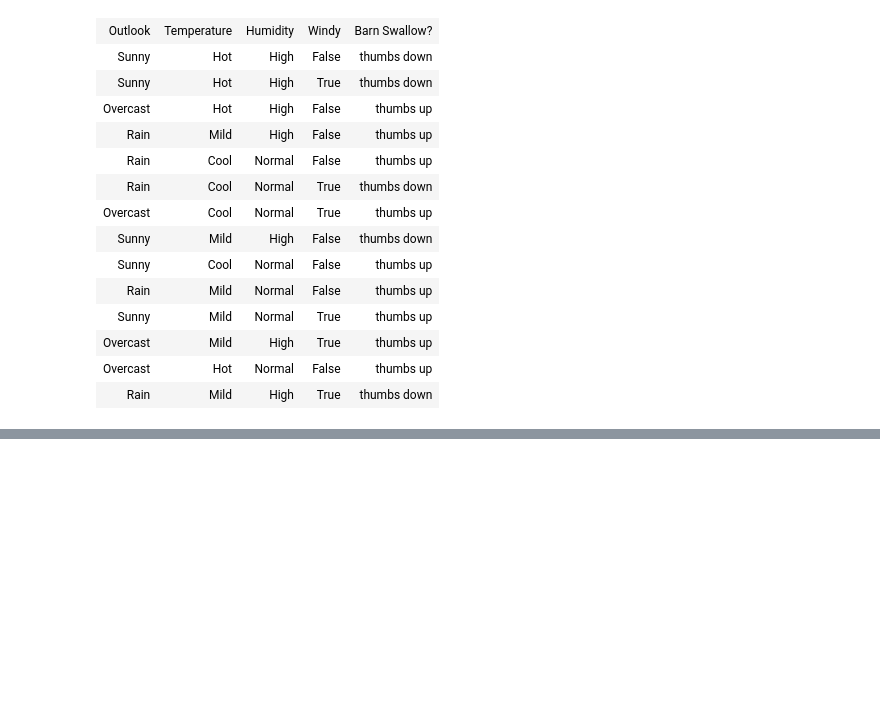
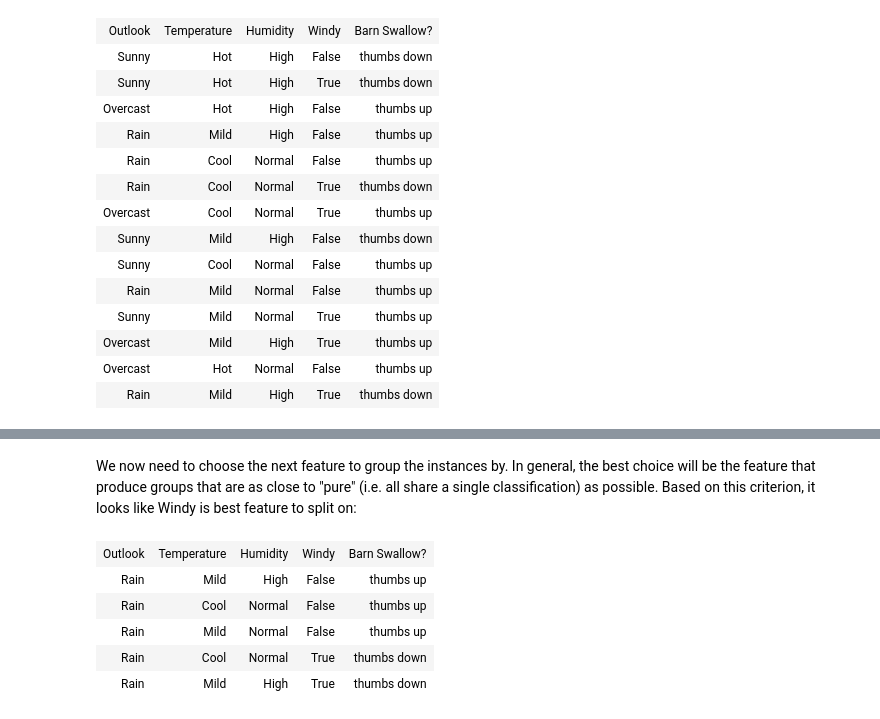
Before and after one commit to patricklaheytutorials/machine-learning, a Jupyter notebook: Basic Decision Trees.ipynb, the cells around one changed output, grey strips where cells are left out. Cells and saved outputs as stored; diff of their text form; code cells hidden in the pictures; blank space fills up the shorter version.

```diff
--- a/Basic Decision Trees.ipynb
+++ b/Basic Decision Trees.ipynb
@@ -106,0 +220,18 @@ display(itable.PrettyTable(df, tstyle=itable.TableStyle(theme="theme1"), center=
+# %% [markdown]
+We now need to choose the next feature to group the instances by.  In general, the best choice will be the feature that produce groups that are as close to "pure" (i.e. all share a single classification) as possible.  Based on this criterion, it looks like Windy is best feature to split on:
+# %%
+df_g2 = df_g2.sort_values('Windy')
+df_g2.index = range(len(df_g2))
+
+WINDY_COLORS = {True: 'lightpink', False:'wheat'}
+
+pt = df_color(df_g2, 'Windy', WINDY_COLORS)
+df_gray_col(pt, 'Outlook')
+display(pt)
+# %% [output]
+| Outlook | Temperature | Humidity | Windy | Barn Swallow? |
+| Rain | Mild | High | False | thumbs up |
+| Rain | Cool | Normal | False | thumbs up |
+| Rain | Mild | Normal | False | thumbs up |
+| Rain | Cool | Normal | True | thumbs down |
+| Rain | Mild | High | True | thumbs down |
```
Also changed, not shown: parts of 18 cells of this notebook, 1 other file.
